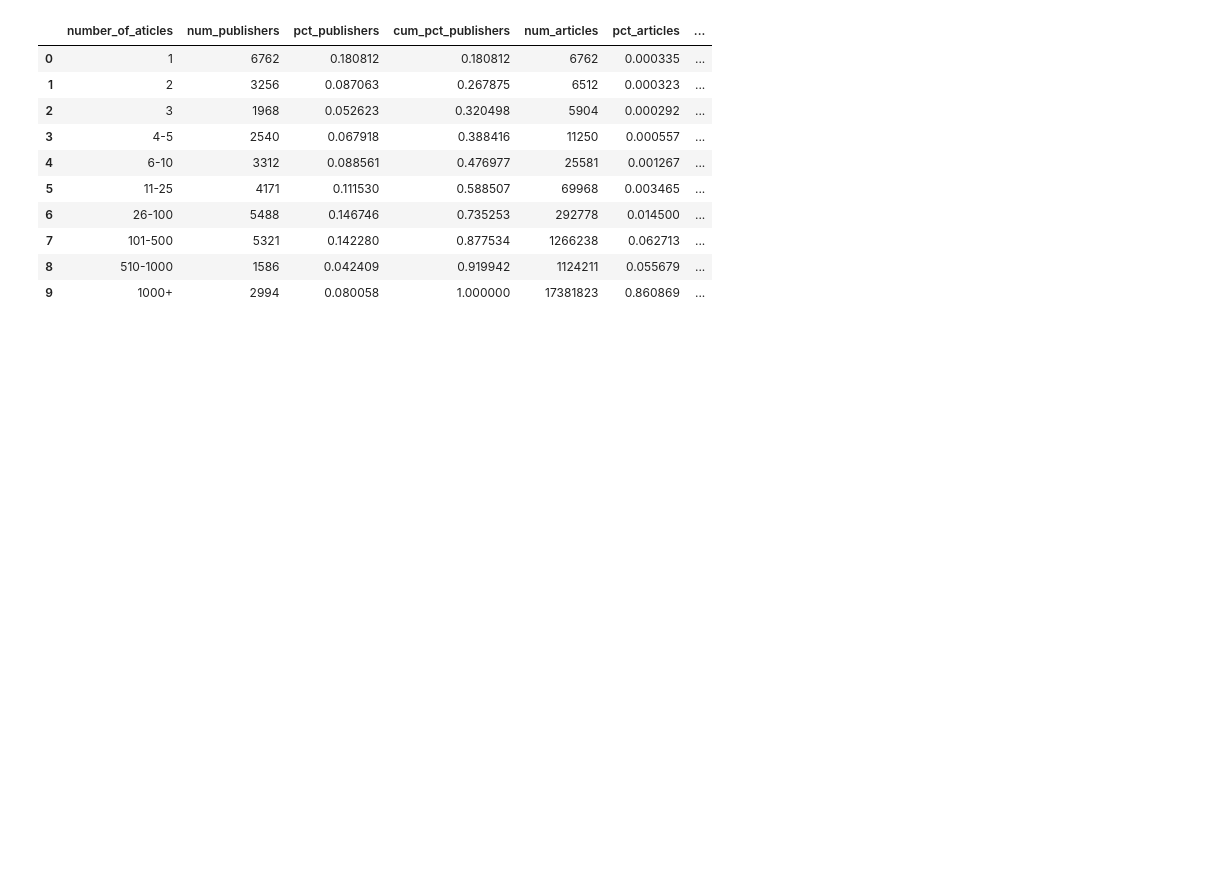
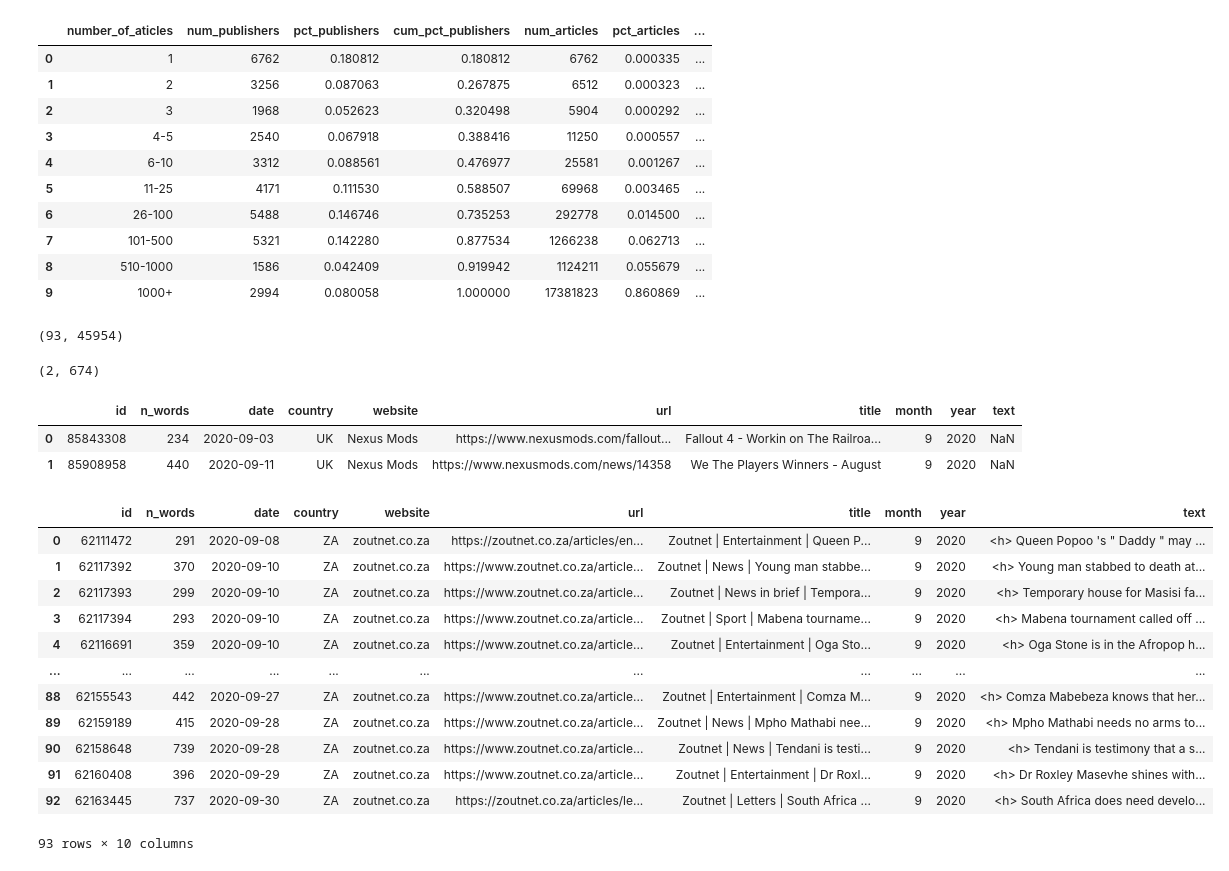
Before and after one commit to mbmackenzie/peace-speech-project, a Jupyter notebook: Clean Text Files - SAMPLE.ipynb, the cells around one changed output. Saved outputs shown, nothing was run; the diff lists cells and outputs as text; code cells hidden in the pictures; blank space fills up the shorter version.

Commit message:
Add code to copy resampled data. Updated utils

```diff
--- a/Clean Text Files - SAMPLE.ipynb
+++ b/Clean Text Files - SAMPLE.ipynb
@@ -178,3 +198,33 @@ by_bin
 | 7 | 101-500 | 5321 | 0.142280 | 0.877534 | 1266238 | 0.062713 | ... |
 | 8 | 510-1000 | 1586 | 0.042409 | 0.919942 | 1124211 | 0.055679 | ... |
 | 9 | 1000+ | 2994 | 0.080058 | 1.000000 | 17381823 | 0.860869 | ... |
+# %%
+utils.get_basic_summary_stats(publisher_df)
+# %% [output]
+(93, 45954)
+# %%
+utils.get_basic_summary_stats(to_export)
+# %% [output]
+(2, 674)
+# %%
+to_export
+# %% [output]
+|  | id | n_words | date | country | website | url | title | month | year | text |
+| 0 | 85843308 | 234 | 2020-09-03 | UK | Nexus Mods | https://www.nexusmods.com/fallout... | Fallout 4 - Workin on The Railroa... | 9 | 2020 | NaN |
+| 1 | 85908958 | 440 | 2020-09-11 | UK | Nexus Mods | https://www.nexusmods.com/news/14358 | We The Players Winners - August | 9 | 2020 | NaN |
+# %%
+publisher_df.merge(text_data, how="left", on="id")
+# %% [output]
+|  | id | n_words | date | country | website | url | title | month | year | text |
+| 0 | 62111472 | 291 | 2020-09-08 | ZA | zoutnet.co.za | https://zoutnet.co.za/articles/en... | Zoutnet | Entertainment | Queen P... | 9 | 2020 | <h> Queen Popoo 's " Daddy " may ... |
+| 1 | 62117392 | 370 | 2020-09-10 | ZA | zoutnet.co.za | https://www.zoutnet.co.za/article... | Zoutnet | News | Young man stabbe... | 9 | 2020 | <h> Young man stabbed to death at... |
+| 2 | 62117393 | 299 | 2020-09-10 | ZA | zoutnet.co.za | https://www.zoutnet.co.za/article... | Zoutnet | News in brief | Tempora... | 9 | 2020 | <h> Temporary house for Masisi fa... |
+| 3 | 62117394 | 293 | 2020-09-10 | ZA | zoutnet.co.za | https://www.zoutnet.co.za/article... | Zoutnet | Sport | Mabena tourname... | 9 | 2020 | <h> Mabena tournament called off ... |
+| 4 | 62116691 | 359 | 2020-09-10 | ZA | zoutnet.co.za | https://www.zoutnet.co.za/article... | Zoutnet | Entertainment | Oga Sto... | 9 | 2020 | <h> Oga Stone is in the Afropop h... |
+| ... | ... | ... | ... | ... | ... | ... | ... | ... | ... | ... |
+| 88 | 62155543 | 442 | 2020-09-27 | ZA | zoutnet.co.za | https://www.zoutnet.co.za/article... | Zoutnet | Entertainment | Comza M... | 9 | 2020 | <h> Comza Mabebeza knows that her... |
+| 89 | 62159189 | 415 | 2020-09-28 | ZA | zoutnet.co.za | https://www.zoutnet.co.za/article... | Zoutnet | News | Mpho Mathabi nee... | 9 | 2020 | <h> Mpho Mathabi needs no arms to... |
+| 90 | 62158648 | 739 | 2020-09-28 | ZA | zoutnet.co.za | https://www.zoutnet.co.za/article... | Zoutnet | News | Tendani is testi... | 9 | 2020 | <h> Tendani is testimony that a s... |
+| 91 | 62160408 | 396 | 2020-09-29 | ZA | zoutnet.co.za | https://www.zoutnet.co.za/article... | Zoutnet | Entertainment | Dr Roxl... | 9 | 2020 | <h> Dr Roxley Masevhe shines with... |
+| 92 | 62163445 | 737 | 2020-09-30 | ZA | zoutnet.co.za | https://zoutnet.co.za/articles/le... | Zoutnet | Letters | South Africa ... | 9 | 2020 | <h> South Africa does need develo... |
+93 rows × 10 columns
```
Also changed, not shown: parts of 1 cell of this notebook, 8 other files.
